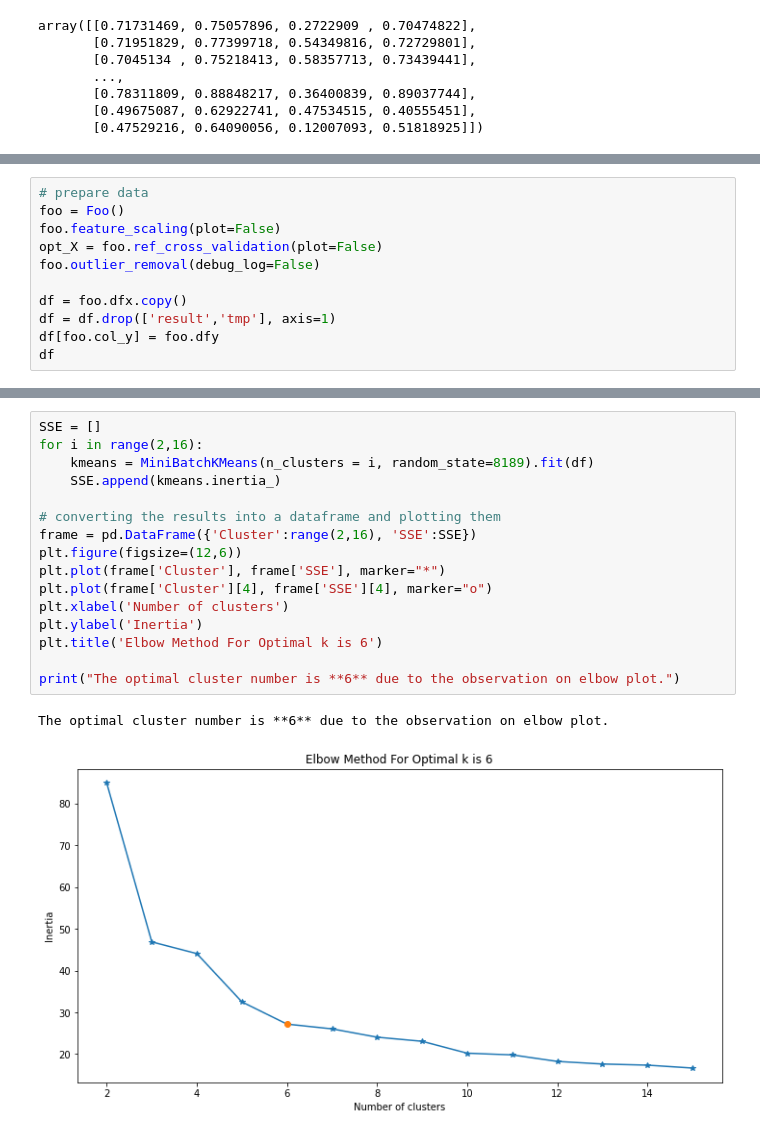
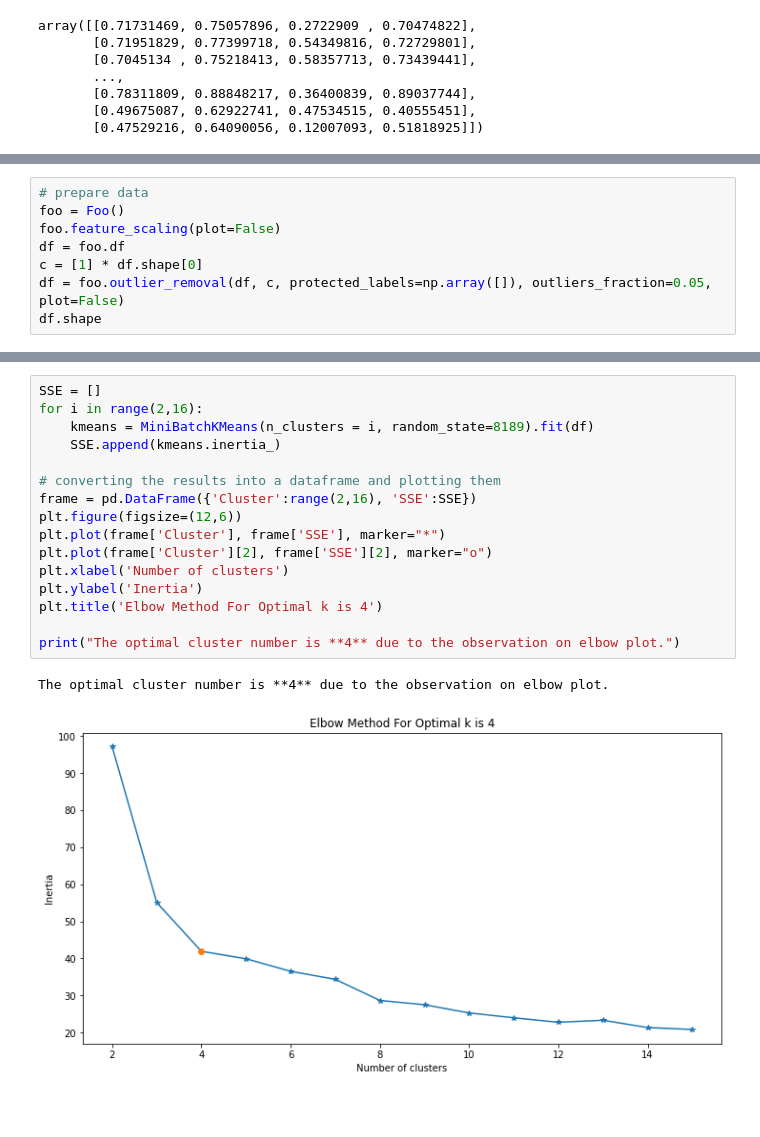
Before and after one commit to franciszero/AIDI-course, a Jupyter notebook: AIDI all solutions/AIDI 1003 Framework/Project2_Wholesale_Customers_Dataset/Project2-200520598_Fangji_Chen.ipynb, the cells around one changed output, grey strips where cells are left out. Cells and saved outputs as stored; diff of their text form; blank space fills up the shorter version.

```diff
--- a/AIDI all solutions/AIDI 1003 Framework/Project2_Wholesale_Customers_Dataset/Project2-200520598_Fangji_Chen.ipynb
+++ b/AIDI all solutions/AIDI 1003 Framework/Project2_Wholesale_Customers_Dataset/Project2-200520598_Fangji_Chen.ipynb
@@ -485,11 +523,8 @@ As the example shows in this figure, the inflection point on the curve is he opt
 # prepare data
 foo = Foo()
 foo.feature_scaling(plot=False)
-opt_X = foo.ref_cross_validation(plot=False)
-foo.outlier_removal(debug_log=False)
-
-df = foo.dfx.copy()
-df = df.drop(['result','tmp'], axis=1)
-df[foo.col_y] = foo.dfy
-df
+df = foo.df
+c = [1] * df.shape[0]
+df = foo.outlier_removal(df, c, protected_labels=np.array([]), outliers_fraction=0.05, plot=False)
+df.shape
 # %% [output]
@@ -510,22 +532,22 @@ random_state=6218
 # %%
 SSE = []
 for i in range(2,16):
     kmeans = MiniBatchKMeans(n_clusters = i, random_state=8189).fit(df)
     SSE.append(kmeans.inertia_)
 
 # converting the results into a dataframe and plotting them
 frame = pd.DataFrame({'Cluster':range(2,16), 'SSE':SSE})
 plt.figure(figsize=(12,6))
 plt.plot(frame['Cluster'], frame['SSE'], marker="*")
-plt.plot(frame['Cluster'][4], frame['SSE'][4], marker="o")
+plt.plot(frame['Cluster'][2], frame['SSE'][2], marker="o")
 plt.xlabel('Number of clusters')
 plt.ylabel('Inertia')
-plt.title('Elbow Method For Optimal k is 6')
+plt.title('Elbow Method For Optimal k is 4')
 
-print("The optimal cluster number is **6** due to the observation on elbow plot.")
+print("The optimal cluster number is **4** due to the observation on elbow plot.")
 # %% [output]
-The optimal cluster number is **6** due to the observation on elbow plot.
+The optimal cluster number is **4** due to the observation on elbow plot.
-[figure, old version]
+[figure, new version]
 # %% [markdown]
 # 5. Implement PCA
 
```
Also changed, not shown: parts of 36 cells of this notebook, 25 other files.
